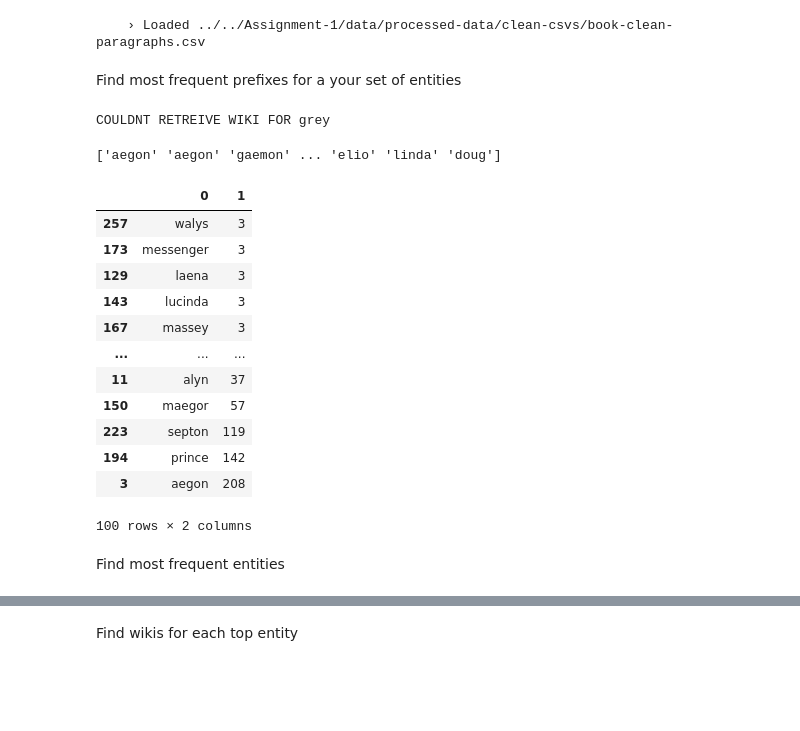
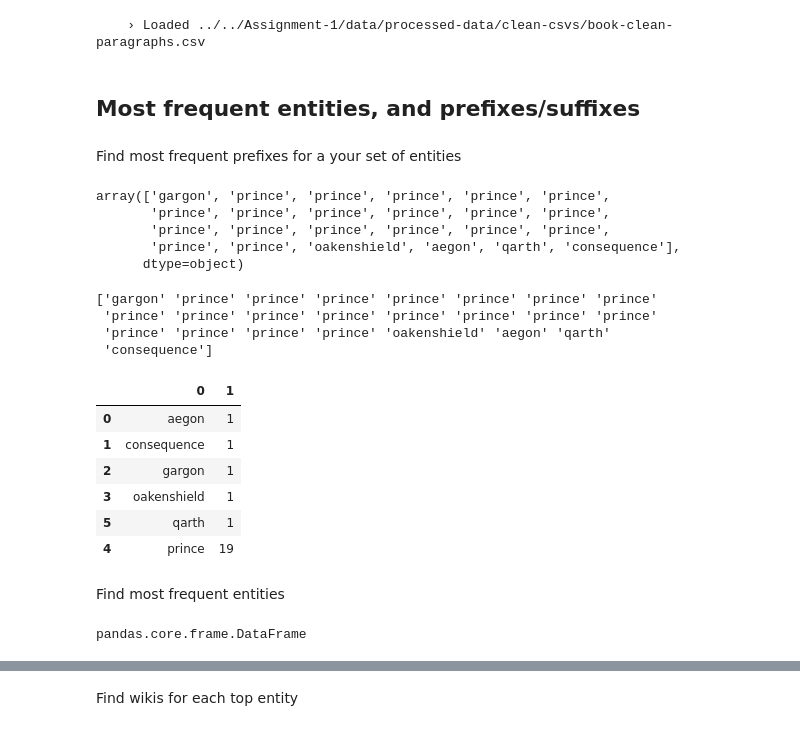
Before and after one commit to viralbthakar/CP8207-NLP-Assignments-Project, a Jupyter notebook: Assignment-2/src/entity-analysis_pipeline.ipynb, the cells around one changed output, grey strips where cells are left out. Cells and saved outputs as stored; diff of their text form; code cells hidden in the pictures; blank space fills up the shorter version.

Commit message:
pairwise person_entity sentiment analysis complete

```diff
--- a/Assignment-2/src/entity-analysis_pipeline.ipynb
+++ b/Assignment-2/src/entity-analysis_pipeline.ipynb
@@ -19,7 +11,7 @@ To enable them in other operations, rebuild TensorFlow with the appropriate comp
 # %% [markdown]
 Extract Entities
 # %%
-entities = entity_analysis.extract_entities("PERSON", ["../../Assignment-1/data/processed-data/clean-csvs/book-clean-paragraphs.csv"])
+person_entities = entity_analysis.extract_entities("GPE", ["../../Assignment-1/data/processed-data/clean-csvs/book-clean-paragraphs.csv"])
 # %% [output]
     › Loaded ../../Assignment-1/data/processed-data/clean-csvs/book-clean-paragraphs.csv
 # %%
@@ -27,6 +19,4 @@ entities_df = pd.DataFrame(entities)#[1].apply(lambda x : x)
+# %% [markdown]
+## Most frequent entities, and prefixes/suffixes
 # %% [markdown]
 Find most frequent prefixes for a your set of entities
-# %%
-entity_wikis.get_wikis(entities)
-# %% [output]
-COULDNT RETREIVE WIKI FOR grey
@@ -33,21 +27,30 @@ COULDNT RETREIVE WIKI FOR grey
+# %%
+entities_np
+# %% [output]
+array(['gargon', 'prince', 'prince', 'prince', 'prince', 'prince',
+       'prince', 'prince', 'prince', 'prince', 'prince', 'prince',
+       'prince', 'prince', 'prince', 'prince', 'prince', 'prince',
+       'prince', 'prince', 'oakenshield', 'aegon', 'qarth', 'consequence'],
+      dtype=object)
 # %%
-entity_analysis.entity_prefix_frequency(entities, 100)
+entity_analysis.entity_prefix_frequency(person_entities, 100)
 # %% [output]
-['aegon' 'aegon' 'gaemon' ... 'elio' 'linda' 'doug']
+['gargon' 'prince' 'prince' 'prince' 'prince' 'prince' 'prince' 'prince'
+ 'prince' 'prince' 'prince' 'prince' 'prince' 'prince' 'prince' 'prince'
+ 'prince' 'prince' 'prince' 'prince' 'oakenshield' 'aegon' 'qarth'
+ 'consequence']
 |  | 0 | 1 |
-| 257 | walys | 3 |
-| 173 | messenger | 3 |
-| 129 | laena | 3 |
-| 143 | lucinda | 3 |
-| 167 | massey | 3 |
-| ... | ... | ... |
-| 11 | alyn | 37 |
-| 150 | maegor | 57 |
-| 223 | septon | 119 |
-| 194 | prince | 142 |
-| 3 | aegon | 208 |
+| 0 | aegon | 1 |
+| 1 | consequence | 1 |
+| 2 | gargon | 1 |
+| 3 | oakenshield | 1 |
+| 5 | qarth | 1 |
+| 4 | prince | 19 |
-100 rows × 2 columns
 # %% [markdown]
 Find most frequent entities
 # %%
-top = entity_analysis.entity_frequency(entities, 7)
+top = entity_analysis.entity_frequency(entities, 70)
+top_list = list(top.iloc[:,0])
+type(top)
+# %% [output]
+pandas.core.frame.DataFrame
```
Also changed, not shown: parts of 26 cells of this notebook, 2 other files.
